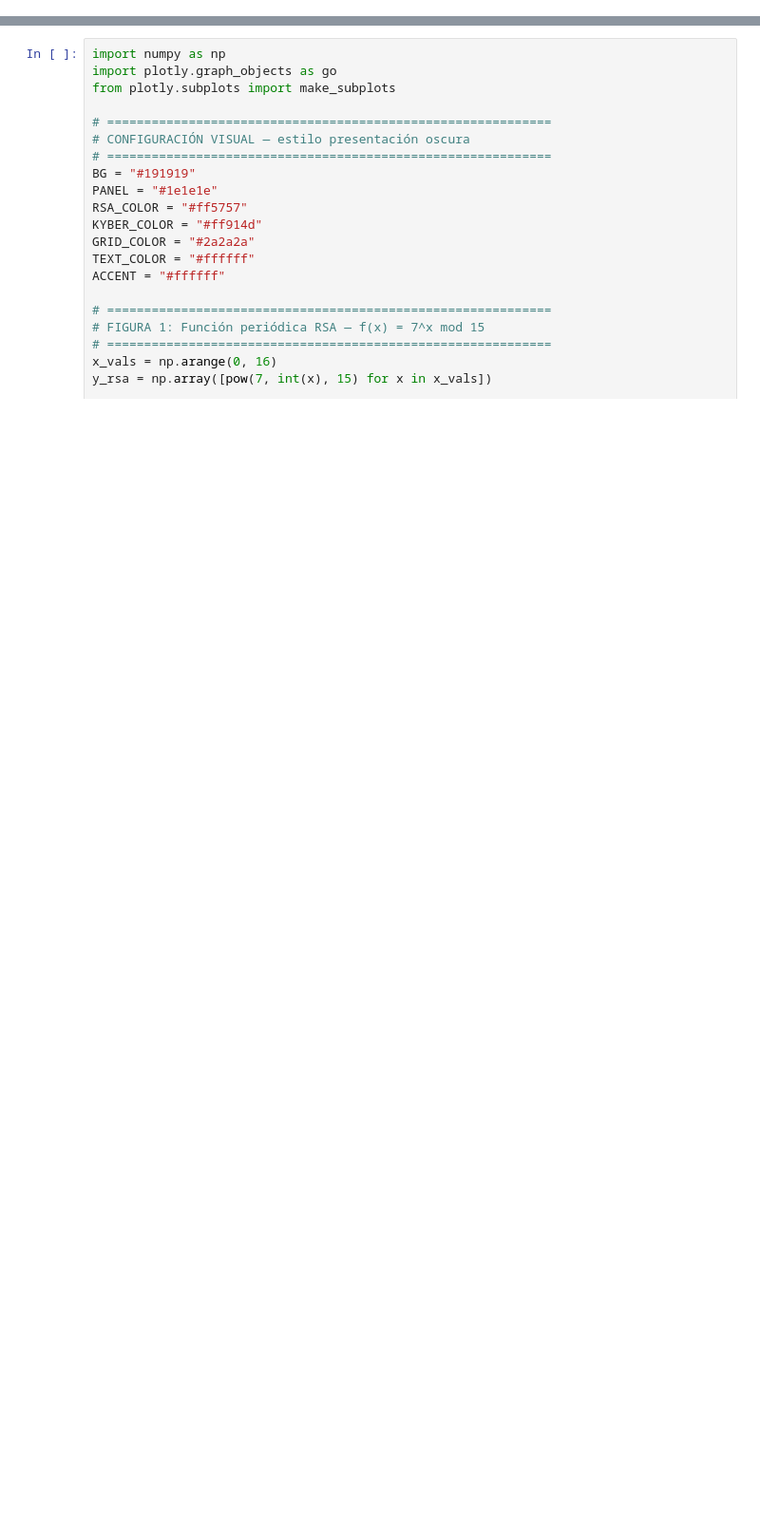
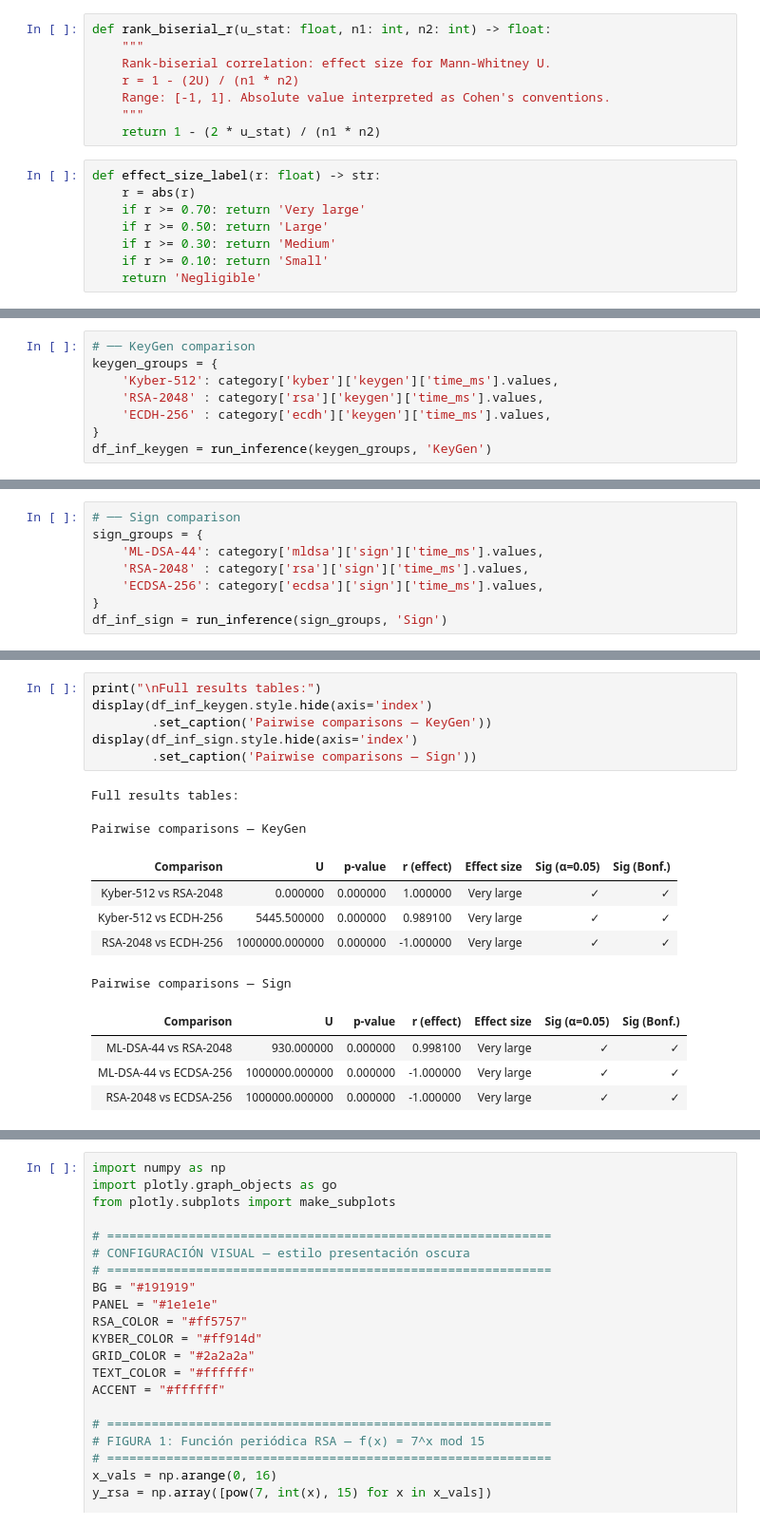
Before and after one commit to HuguitoH/PQC-Benchmarks, a Jupyter notebook: analysis/PQC_analysis.ipynb, the cells around one changed output, grey strips where cells are left out. Shown at 95% size. Saved outputs shown, nothing was run; the diff lists cells and outputs as text; blank space fills up the shorter version.

```diff
--- a/analysis/PQC_analysis.ipynb
+++ b/analysis/PQC_analysis.ipynb
@@ -2420,0 +1896,16 @@ fig.show()
+# %%
+def rank_biserial_r(u_stat: float, n1: int, n2: int) -> float:
+    """
+    Rank-biserial correlation: effect size for Mann-Whitney U.
+    r = 1 - (2U) / (n1 * n2)
+    Range: [-1, 1]. Absolute value interpreted as Cohen's conventions.
+    """
+    return 1 - (2 * u_stat) / (n1 * n2)
+# %%
+def effect_size_label(r: float) -> str:
+    r = abs(r)
+    if r >= 0.70: return 'Very large'
+    if r >= 0.50: return 'Large'
+    if r >= 0.30: return 'Medium'
+    if r >= 0.10: return 'Small'
+    return 'Negligible'
@@ -2420,0 +1984,8 @@ fig.show()
+# %%
+# ── KeyGen comparison
+keygen_groups = {
+    'Kyber-512': category['kyber']['keygen']['time_ms'].values,
+    'RSA-2048' : category['rsa']['keygen']['time_ms'].values,
+    'ECDH-256' : category['ecdh']['keygen']['time_ms'].values,
+}
+df_inf_keygen = run_inference(keygen_groups, 'KeyGen')
@@ -2420,0 +2008,8 @@ fig.show()
+# %%
+# ── Sign comparison
+sign_groups = {
+    'ML-DSA-44': category['mldsa']['sign']['time_ms'].values,
+    'RSA-2048' : category['rsa']['sign']['time_ms'].values,
+    'ECDSA-256': category['ecdsa']['sign']['time_ms'].values,
+}
+df_inf_sign = run_inference(sign_groups, 'Sign')
@@ -2420,0 +2032,18 @@ fig.show()
+# %%
+print("\nFull results tables:")
+display(df_inf_keygen.style.hide(axis='index')
+        .set_caption('Pairwise comparisons — KeyGen'))
+display(df_inf_sign.style.hide(axis='index')
+        .set_caption('Pairwise comparisons — Sign'))
+# %% [output]
+Full results tables:
+Pairwise comparisons — KeyGen
+| Comparison | U | p-value | r (effect) | Effect size | Sig (α=0.05) | Sig (Bonf.) |
+| Kyber-512 vs RSA-2048 | 0.000000 | 0.000000 | 1.000000 | Very large | ✓ | ✓ |
+| Kyber-512 vs ECDH-256 | 5445.500000 | 0.000000 | 0.989100 | Very large | ✓ | ✓ |
+| RSA-2048 vs ECDH-256 | 1000000.000000 | 0.000000 | -1.000000 | Very large | ✓ | ✓ |
+Pairwise comparisons — Sign
+| Comparison | U | p-value | r (effect) | Effect size | Sig (α=0.05) | Sig (Bonf.) |
+| ML-DSA-44 vs RSA-2048 | 930.000000 | 0.000000 | 0.998100 | Very large | ✓ | ✓ |
+| ML-DSA-44 vs ECDSA-256 | 1000000.000000 | 0.000000 | -1.000000 | Very large | ✓ | ✓ |
+| RSA-2048 vs ECDSA-256 | 1000000.000000 | 0.000000 | -1.000000 | Very large | ✓ | ✓ |
```
Also changed, not shown: parts of 121 cells of this notebook, 49 other files.
